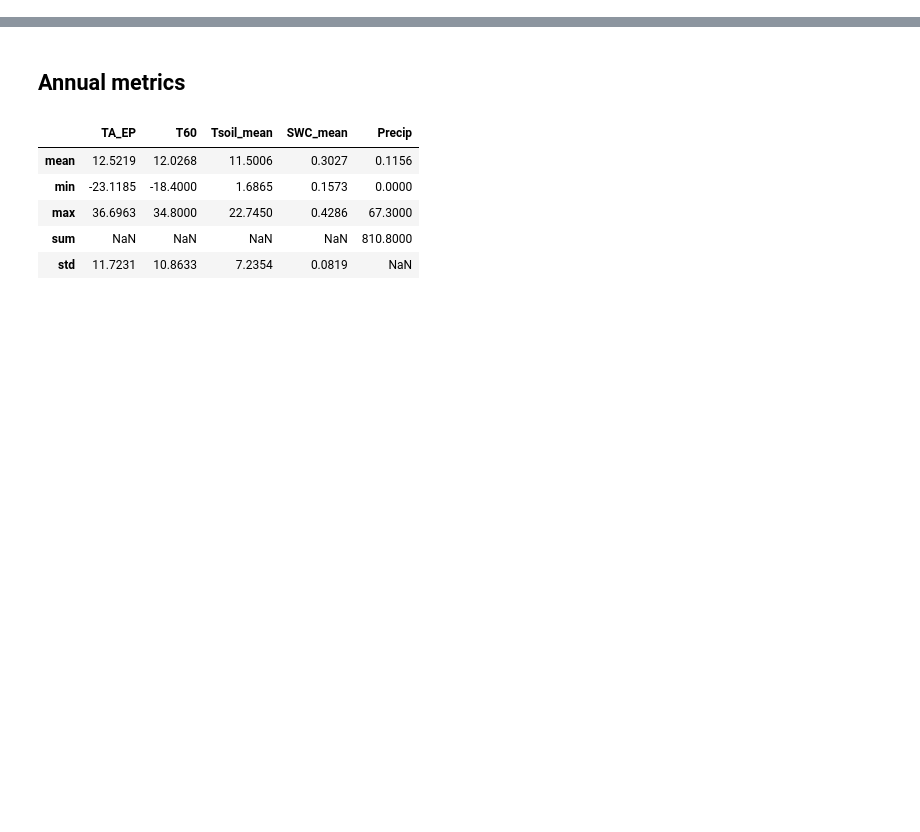
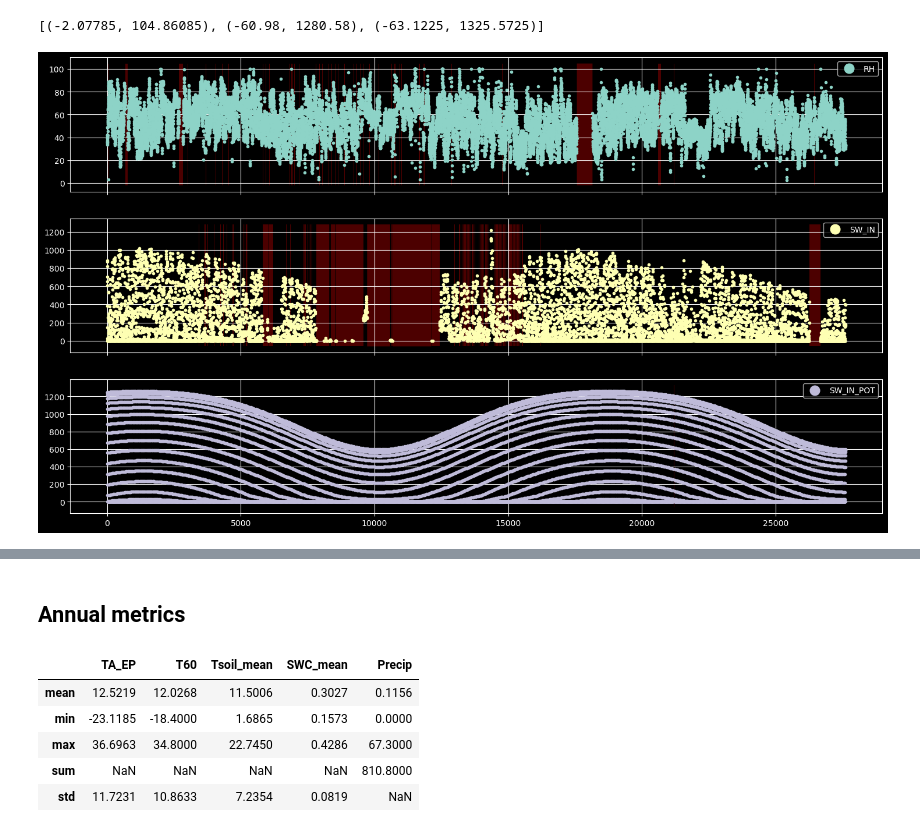
Before and after one commit to ottobriner/atmos-flux-data, a Jupyter notebook: atmos-output.ipynb, the cells around one changed output, grey strips where cells are left out. Drawn from its saved outputs; the diff is of its cells as text; code cells hidden in the pictures; blank space fills up the shorter version.

```diff
--- a/atmos-output.ipynb
+++ b/atmos-output.ipynb
@@ -182,0 +47,9 @@ fluxnet
+# %%
+# cols = ['SWC_mean', 'SWC_30cm', 'SWC_50cm']
+cols = ['FCH4', 'FCH4_F_RF', 'SW_IN',]
+cols = ['RH', 'SW_IN', 'SW_IN_POT']
+# cols = ameriflux.columns[ameriflux.columns.str.contains('SWC_')][:64]
+df = (ameriflux.loc[:, cols]
+        .replace(-9999, np.nan)
+     )
+df.describe()
@@ -183 +66,9 @@ fluxnet
+# %%
+axs = df.plot(subplots=True)
+print([ax.get_ylim() for ax in axs])
+for n, col in enumerate(df.columns):
+    axs[n].fill_between(df.index, axs[n].get_ylim()[0], axs[n].get_ylim()[1], where=df[col].isna(), facecolor='red', alpha=0.3)
+# %% [output]
+[(-2.07785, 104.86085), (-60.98, 1280.58), (-63.1225, 1325.5725)]
+[figure, added]
 # %%
```
Also changed, not shown: parts of 15 cells of this notebook, 1 other file.
